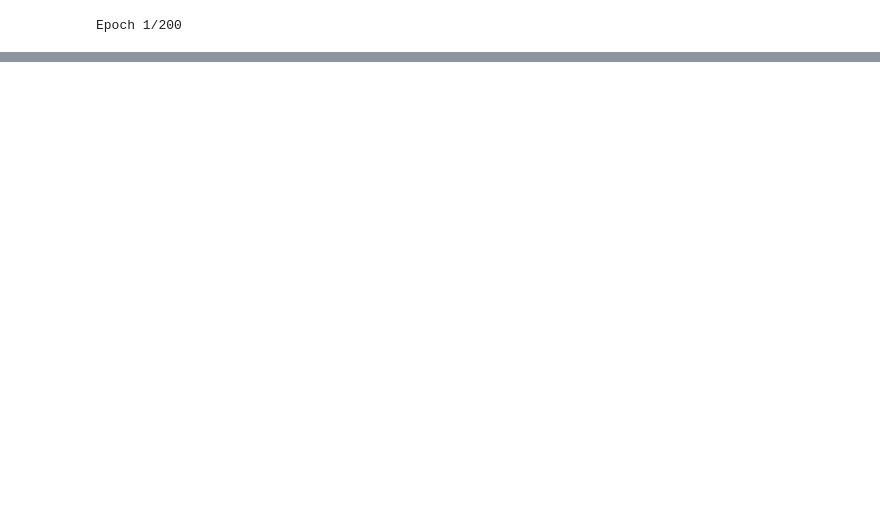
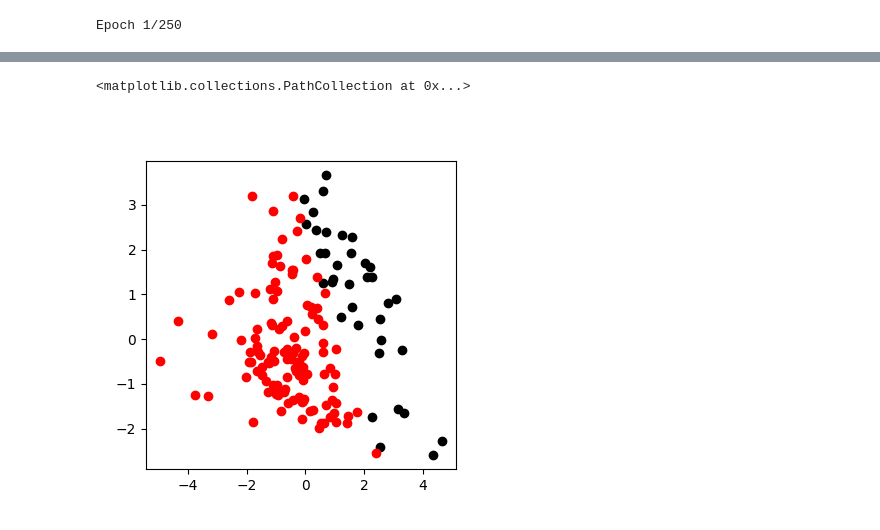
Before and after one commit to Qbsoon/uni-si, a Jupyter notebook: R2S3/uczenie_maszynowe/regresja_logistyczna/regresja_logiczna.ipynb, the cells around one changed output, grey strips where cells are left out. Saved outputs shown, nothing was run; the diff lists cells and outputs as text; code cells hidden in the pictures; blank space fills up the shorter version.

```diff
--- a/R2S3/uczenie_maszynowe/regresja_logistyczna/regresja_logiczna.ipynb
+++ b/R2S3/uczenie_maszynowe/regresja_logistyczna/regresja_logiczna.ipynb
@@ -15,7 +26,7 @@ y = data.to_numpy()[:,8]
 
 X = ss().fit_transform(X)
 
-X = PCA(n_components=3, random_state=86).fit_transform(X)
+X = PCA(n_components=2, random_state=86).fit_transform(X)
 
 X_train, X_test, y_train, y_test = tts(X, y, train_size=0.8, random_state=86)
 
@@ -25,12 +36,24 @@ model = tf.keras.models.Sequential(
     ]
 )
 
-model.compile(optimizer=tf.keras.optimizers.RMSprop(learning_rate=0.1), loss='huber', metrics=['accuracy'])
+model.compile(optimizer=tf.keras.optimizers.SGD(learning_rate=0.1), loss='binary_crossentropy', metrics=['accuracy'])
 
-history = model.fit(X_train, y_train, epochs=200, validation_data=[X_test, y_test])
+history = model.fit(X_train, y_train, epochs=250, validation_data=[X_test, y_test])
+
+y_pred = model.predict(X_test)
+
+temp3=X_test[y_pred[:,0]>=0.5]
+temp4=X_test[y_pred[:,0]<0.5]
+
+accuracy = accuracy_score(y_test, y_pred.round())
 
 loss, accuracy = model.evaluate(X_test, y_test)
 
 print(f'Loss: {loss}\nAccuracy: {accuracy}')
+fig = plt.figure(figsize=(4,4))
+
+fig.add_subplot(1,1,1)
+plt.scatter(temp3[:,0], temp3[:,1],  color='black') #plot scatters
+plt.scatter(temp4[:,0], temp4[:,1],  color='red') #plot scatters
 # %% [output]
-Epoch 1/200
+Epoch 1/250
@@ -53,0 +78,2 @@ Accuracy: 0.7467532753944397
+<matplotlib.collections.PathCollection at 0x...>
+[figure, added]
```
Also changed, not shown: parts of 5 cells of this notebook, 1 other file.
